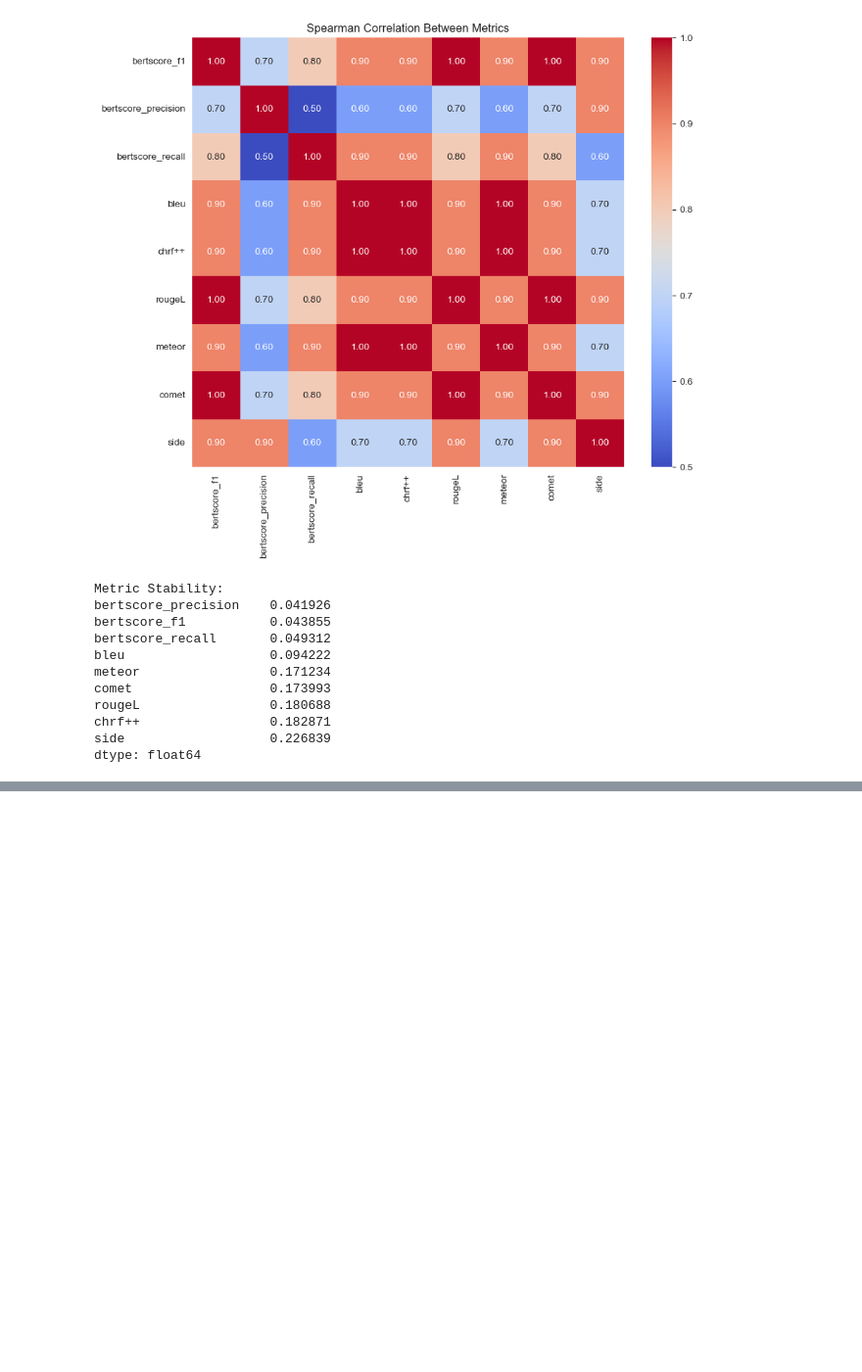
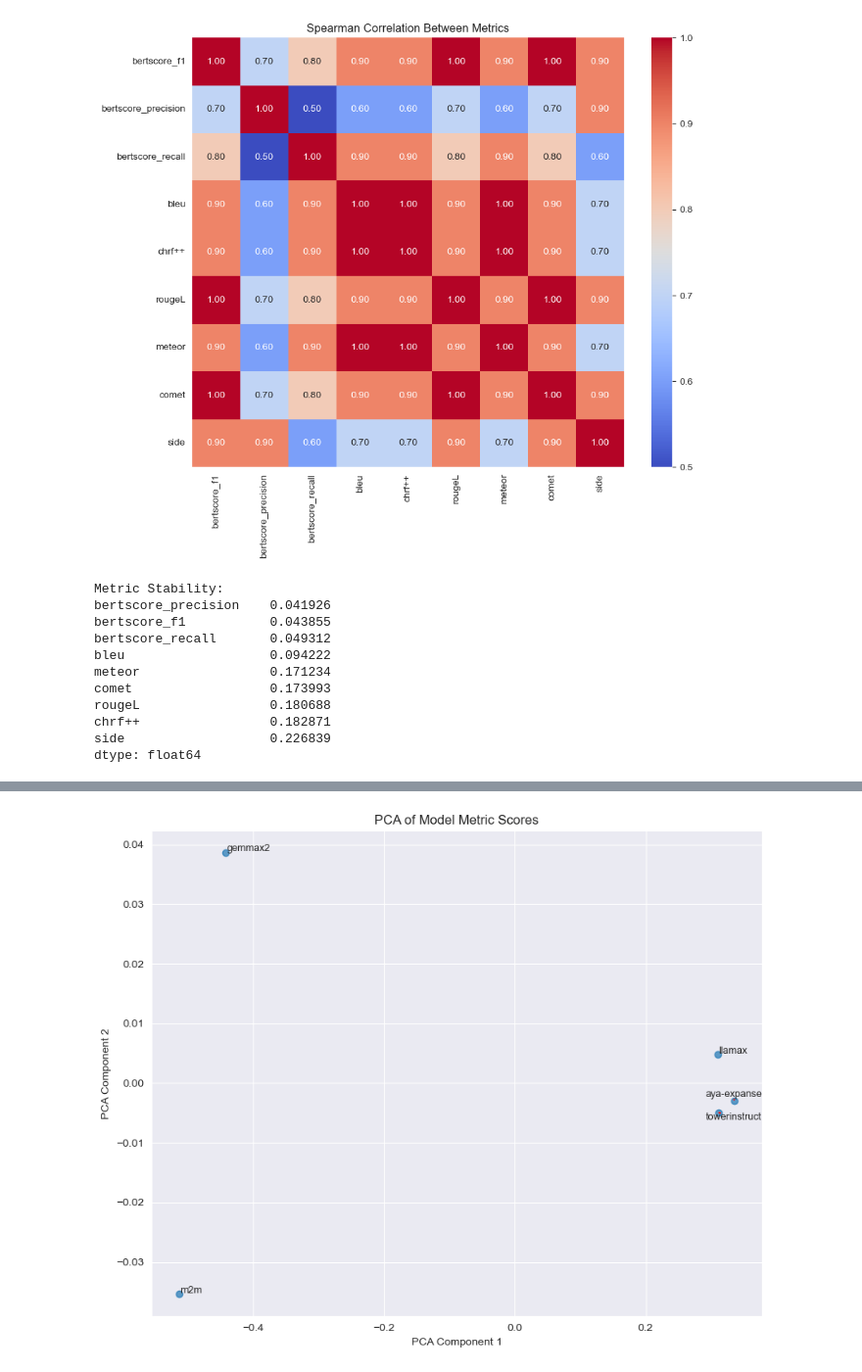
Before and after one commit to MadhuNimmo/CodeClarity, a Jupyter notebook: notebooks/bt_model_quality_ranking.ipynb, the cells around one changed output, grey strips where cells are left out. Shown at 98% size. Cells and saved outputs as stored; diff of their text form; code cells hidden in the pictures; blank space fills up the shorter version.

```diff
--- a/notebooks/bt_model_quality_ranking.ipynb
+++ b/notebooks/bt_model_quality_ranking.ipynb
@@ -208,0 +220,21 @@ dtype: float64
+# %%
+pca = PCA(n_components=2)
+components = pca.fit_transform(model_means[reliable_metrics])
+
+plt.figure(figsize=(10, 8))
+plt.scatter(components[:, 0], components[:, 1], alpha=0.7)
+
+texts = []
+for i, model in enumerate(model_means.index):
+    # Offset label a bit to the right and above the point
+    texts.append(plt.text(components[i, 0], components[i, 1], model, fontsize=9))
+
+plt.title('PCA of Model Metric Scores')
+plt.xlabel('PCA Component 1')
+plt.ylabel('PCA Component 2')
+
+adjust_text(texts, arrowprops=dict(arrowstyle='->', color='red'))
+
+plt.show()
+# %% [output]
+[figure, added]
```
Also changed, not shown: parts of 5 cells of this notebook.
